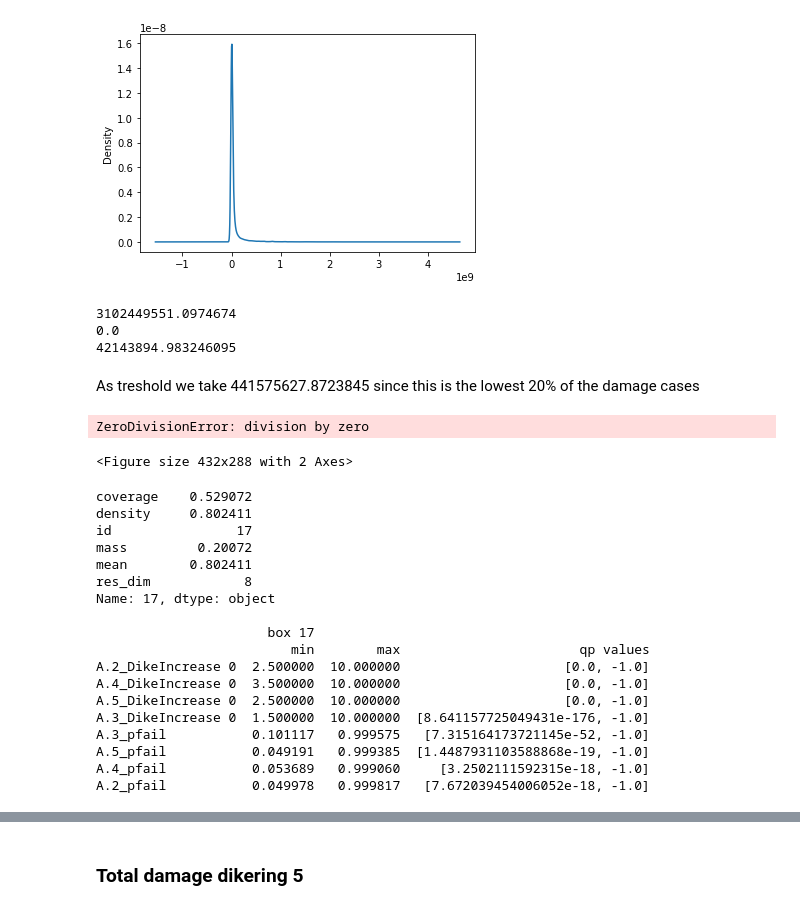
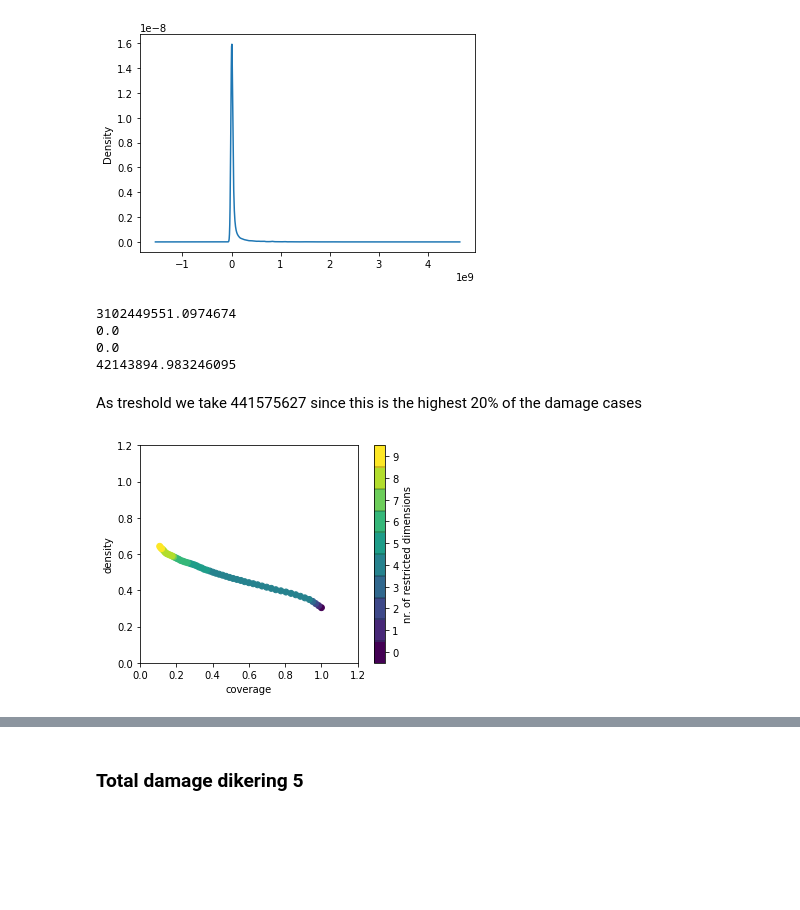
Before and after one commit to ArieTieszoon/ModelBasedDecisionMaking_G18, a Jupyter notebook: Give files/Prim_and_dimensional_stacking_100_policies.ipynb, the cells around one changed output, grey strips where cells are left out. Cells and saved outputs as stored; diff of their text form; code cells hidden in the pictures; blank space fills up the shorter version.

Commit message:
prim final version

```diff
--- a/Give files/Prim_and_dimensional_stacking_100_policies.ipynb
+++ b/Give files/Prim_and_dimensional_stacking_100_policies.ipynb
@@ -228,13 +157,15 @@ data.plot.kde()
 data = outcomes_total_dikerings_load_DF['Expected Total Damage']
 print(data.max())
 print(data.min())
+print(data.quantile(.2))
 print(data.quantile(.8))
 # %% [output]
 3102449551.0974674
 0.0
+0.0
 42143894.983246095
 # %% [markdown]
-As treshold we take 441575627.8723845 since this is the lowest 20% of the damage cases
+As treshold we take 441575627 since this is the highest 20% of the damage cases
 # %%
 data = outcomes_total_dikerings_load_DF['Expected Total Damage']
 
@@ -248,27 +180,16 @@ box_damage = prim_alg_damage.find_box()
+# %%
+data = outcomes_total_dikerings_load_DF['Expected Total Damage']
+
+y = data > 42143894
+y1 = data <= 0
+# tune threshold to get results
+prim_alg_damage_high = prim.Prim(experiments,y, threshold=0.3)
+prim_alg_damage_low = prim.Prim(experiments,y1, threshold=0.6)
+
+box_damage_low = prim_alg_damage_low.find_box()
+box_damage_high = prim_alg_damage_high.find_box()
 # %%
-box_damage.show_tradeoff()
+box_damage_low.show_tradeoff()
 plt.show()
 # %% [output]
-ZeroDivisionError: division by zero
-<Figure size 432x288 with 2 Axes>
+[figure, added]
-# %%
-box_damage.inspect(17)
-# %% [output]
-coverage    0.529072
-density     0.802411
-id                17
-mass         0.20072
-mean        0.802411
-res_dim            8
-Name: 17, dtype: object
-
-                      box 17
-                         min        max                       qp values
-A.2_DikeIncrease 0  2.500000  10.000000                     [0.0, -1.0]
-A.4_DikeIncrease 0  3.500000  10.000000                     [0.0, -1.0]
-A.5_DikeIncrease 0  2.500000  10.000000                     [0.0, -1.0]
-A.3_DikeIncrease 0  1.500000  10.000000  [8.641157725049431e-176, -1.0]
-A.3_pfail           0.101117   0.999575   [7.315164173721145e-52, -1.0]
-A.5_pfail           0.049191   0.999385  [1.4487931103588868e-19, -1.0]
-A.4_pfail           0.053689   0.999060     [3.2502111592315e-18, -1.0]
-A.2_pfail           0.049978   0.999817   [7.672039454006052e-18, -1.0]
```
Also changed, not shown: parts of 42 cells of this notebook.
